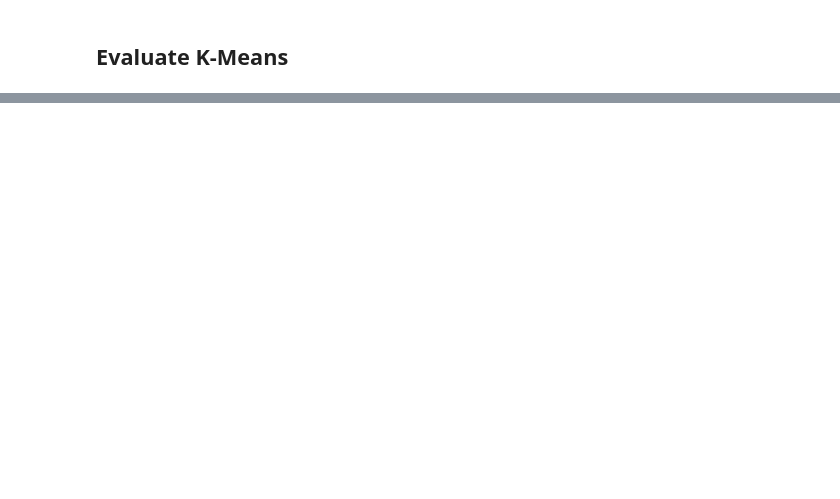
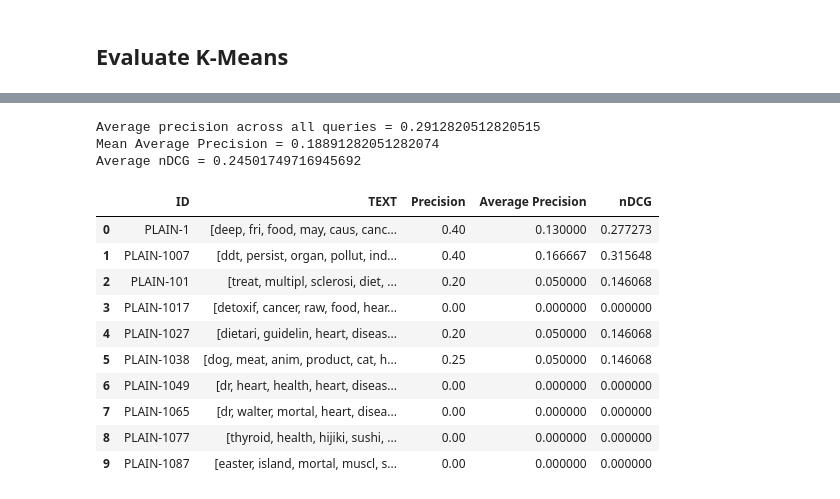
Before and after one commit to tugaevaea/IRWS, a Jupyter notebook: preclustering.ipynb, the cells around one changed output, grey strips where cells are left out. Saved outputs shown, nothing was run; the diff lists cells and outputs as text; code cells hidden in the pictures; blank space fills up the shorter version.

```diff
--- a/preclustering.ipynb
+++ b/preclustering.ipynb
@@ -408,26 +506,31 @@ array([[ 0.00000000e+00,  1.61351764e+00,  0.00000000e+00, ...,
 #necessary number of documents to be retrieved - K (5 most similar docs in the cluster by default)
 
 def ir_preclustering_kmeans(q, threshold = 0, K = 5):
-    sim_to_centers = [] #array of cosine similarities of q to leaders
+#     q = [q]
+    sim_to_centers = [] #array of cosine similarities of q to centers
     retrieved_docs = [] #array of the most similar docs to be returned by the function
 
-    for i in leaders.index:
-        sim_to_centers.append(cosine_similarity(q,leaders.iloc[i]))
+    for i in range(len(centers)):
+        sim_to_centers.append(cosine_similarity(q,centers[i]))
     m = max(sim_to_centers)
     index_of_max = [l for l, b in enumerate(sim_to_centers) if b == m] #odinal number of most similar leader => use this cluster
-    index_of_max = index_of_max[0]
 
     sim_to_docs = [] #array of cosine similarities of q to all docs in the chosen cluster
-    for doc in cluster_list[index_of_max]:
+    for doc in cluster_list_kmeans[index_of_max[0]]:
         sim_to_docs.append(cosine_similarity(q,tf_idf_matrix.iloc[doc]))
 
-    ins = np.argsort(sim_to_docs) #returns the indices that would sort an array of similarities to docs in accending order
+    ins = np.argsort(sim_to_docs) #returns the indices that would sort an array of similarities to docs in ascending order
+    ins = ins[::-1] #but we need descending (most similar in the beginning of the list)
 
     if threshold == 0: #proceed only with K
-        for k in range(K):
-            retrieved_docs.append(cluster_list_kmeans[m][-k-1])
+        if len(ins)>=K:
+            for k in range(K):
+                retrieved_docs.append(cluster_list_kmeans[index_of_max[0]][ins[k]])
+        else:
+            K=len(ins)
+            for k in range(K):
+                retrieved_docs.append(cluster_list_kmeans[index_of_max[0]][ins[k]])
 
-        df_retrieved_docs = tf_idf_matrix.iloc[retrieved_docs] #construct the dataframe of retrieved docs to be returned by the function
 
     else:
         if sim_to_docs[ins[0]] < threshold:
@@ -436,9 +539,8 @@ def ir_preclustering_kmeans(q, threshold = 0, K = 5):
 
         for sim in sim_to_docs:
             if sim >= threshold:
-                retrieved_docs.append(cluster_list_kmeans[m][sim_to_docs.index(sim)])
+                retrieved_docs.append(cluster_list_kmeans[index_of_max[0]][sim_to_docs.index(sim)])
             if len(retrieved_docs) < K:
                 print('number of documents that satisfy threshold similarity is less than required \(less than K\)')
-            df_retrieved_docs = tf_idf_matrix.iloc[retrieved_docs]
 
-    return df_retrieved_docs
+    return corpus.iloc[retrieved_docs]
@@ -1018,14 +1286,14 @@ evaluate_with_leaders_state_1100_faiss.describe()
 # %%
-def evaluate_retrieve_with_preclustering_kmeans(query_text):
+def evaluate_retrieve_with_preclustering_kmeans(position):
     ## returns the triple (Precision, Average Precision, Normalized Discounted Cumulative Gain)
 
-    retrieved_df = retrieve_with_preclustering_kmeans(query_text)
+    retrieved_df = ir_preclustering_kmeans(tf_idf_queries.iloc[position].astype('float32'))
     ids_retrieved = []
     for i in range(len(retrieved_df)):
         ids_retrieved.append(retrieved_df.iloc[i].ID)
     ids_retrieved.sort()
 
-    relevant = true_relevant_docs(query_text)
+    relevant = true_relevant_docs(queries_text['TEXT'][position])
     ids_true_relevant = []
     for i in range(len(relevant)):
         ids_true_relevant.append(relevant.iloc[i].DOC_ID)
@@ -1081,7 +1349,7 @@ def evaluate_preclustering_kmeans():
 
     for i in range(len(evaluation)):
 
-        p, a, n = evaluate_retrieve_with_preclustering_kmeans(queries_text.loc[i, 'TEXT'])
+        p, a, n = evaluate_retrieve_with_preclustering_kmeans(i)
         evaluation.loc[i, 'Precision'] = p
         evaluation.loc[i, 'Average Precision'] = a
         evaluation.loc[i, 'nDCG'] = n
@@ -1093,0 +1394,20 @@ def evaluate_preclustering_kmeans():
+# %%
+evaluate_kmeans_random_state_110 = evaluate_preclustering_kmeans()
+# %% [output]
+Average precision across all queries = 0.2912820512820515
+Mean Average Precision = 0.18891282051282074
+Average nDCG = 0.24501749716945692
+# %%
+evaluate_kmeans_random_state_110.head(10)
+# %% [output]
+|  | ID | TEXT | Precision | Average Precision | nDCG |
+| 0 | PLAIN-1 | [deep, fri, food, may, caus, canc... | 0.40 | 0.130000 | 0.277273 |
+| 1 | PLAIN-1007 | [ddt, persist, organ, pollut, ind... | 0.40 | 0.166667 | 0.315648 |
+| 2 | PLAIN-101 | [treat, multipl, sclerosi, diet, ... | 0.20 | 0.050000 | 0.146068 |
+| 3 | PLAIN-1017 | [detoxif, cancer, raw, food, hear... | 0.00 | 0.000000 | 0.000000 |
+| 4 | PLAIN-1027 | [dietari, guidelin, heart, diseas... | 0.20 | 0.050000 | 0.146068 |
+| 5 | PLAIN-1038 | [dog, meat, anim, product, cat, h... | 0.25 | 0.050000 | 0.146068 |
+| 6 | PLAIN-1049 | [dr, heart, health, heart, diseas... | 0.00 | 0.000000 | 0.000000 |
+| 7 | PLAIN-1065 | [dr, walter, mortal, heart, disea... | 0.00 | 0.000000 | 0.000000 |
+| 8 | PLAIN-1077 | [thyroid, health, hijiki, sushi, ... | 0.00 | 0.000000 | 0.000000 |
+| 9 | PLAIN-1087 | [easter, island, mortal, muscl, s... | 0.00 | 0.000000 | 0.000000 |
```
Also changed, not shown: parts of 53 cells of this notebook.
